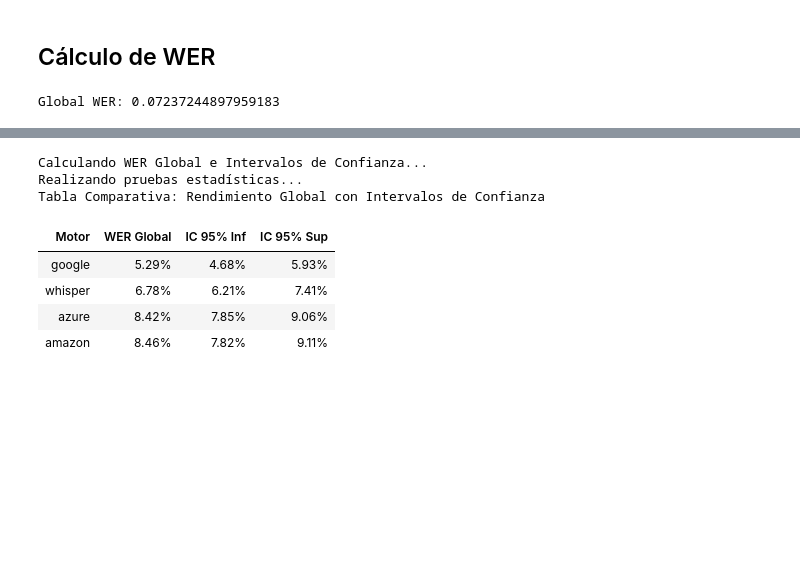
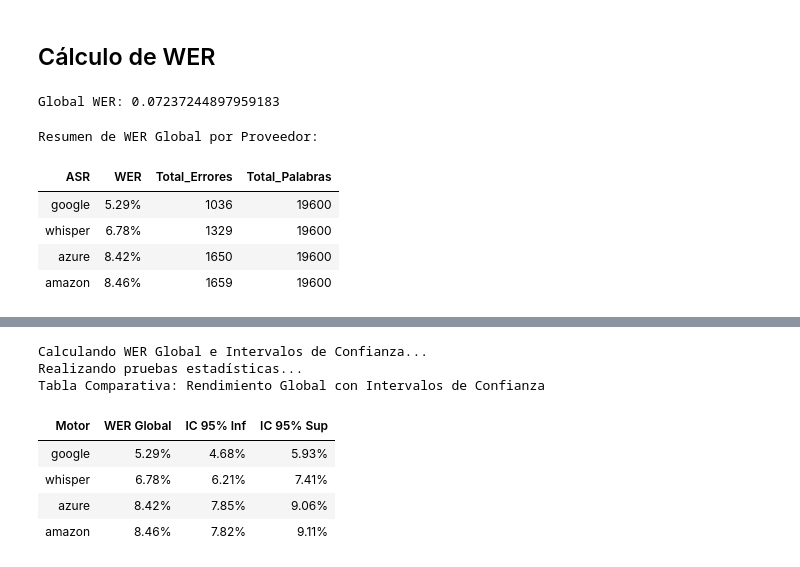
Before and after one commit to agomezb/ASR-Comparative, a Jupyter notebook: 2_wer.ipynb, the cells around one changed output, grey strips where cells are left out. Drawn from its saved outputs; the diff is of its cells as text; code cells hidden in the pictures; blank space fills up the shorter version.

```diff
--- a/2_wer.ipynb
+++ b/2_wer.ipynb
@@ -10,6 +10,45 @@ print(f"Global WER: {wer}")
 df_wer.to_csv('dataset_wer.csv', index=False)
 # %% [output]
 Global WER: 0.07237244897959183
+# %%
+# --- Tabla Resumen: WER Global por Proveedor ---
+import pandas as pd
+
+if 'df_wer' in locals():
+    # Agrupar por proveedor y sumar errores y palabras de referencia
+    summary_wer = df_wer.groupby('provider').agg(
+        Total_Errores=('errors', 'sum'),
+        Total_Palabras=('reference_words', 'sum')
+    ).reset_index()
+
+    # Calcular WER (Micro-average)
+    summary_wer['WER'] = summary_wer['Total_Errores'] / summary_wer['Total_Palabras']
+
+    # Renombrar columna y ordenar
+    summary_wer = summary_wer.rename(columns={'provider': 'ASR'})
+    summary_wer = summary_wer[['ASR', 'WER', 'Total_Errores', 'Total_Palabras']].sort_values('WER')
+
+    # Mostrar tabla formateada
+    print("Resumen de WER Global por Proveedor:")
+    display(summary_wer.style.format({
+        'WER': '{:.2%}',
+        'Total_Errores': '{:.0f}',
+        'Total_Palabras': '{:.0f}'
+    }).hide(axis='index').set_properties(**{
+        'text-align': 'center',
+        'padding': '8px'
+    }).set_table_styles([
+        {'selector': 'th', 'props': [('text-align', 'center'), ('font-weight', 'bold')]}
+    ]))
+else:
+    print("Error: 'df_wer' no está definido. Asegúrate de ejecutar las celdas anteriores.")
+# %% [output]
+Resumen de WER Global por Proveedor:
+| ASR | WER | Total_Errores | Total_Palabras |
+| google | 5.29% | 1036 | 19600 |
+| whisper | 6.78% | 1329 | 19600 |
+| azure | 8.42% | 1650 | 19600 |
+| amazon | 8.46% | 1659 | 19600 |
 # %%
 display(df_wer.head())
 # %% [output]
```
Also changed, not shown: parts of 2 cells of this notebook.
